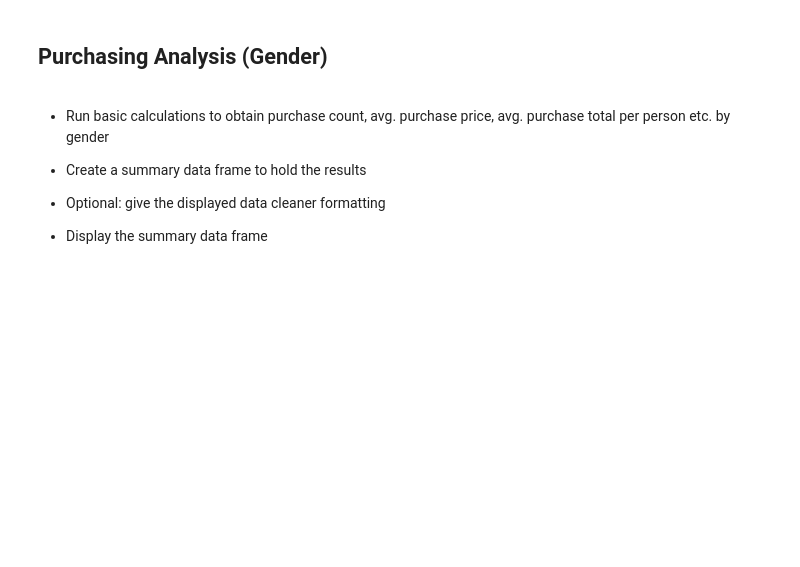
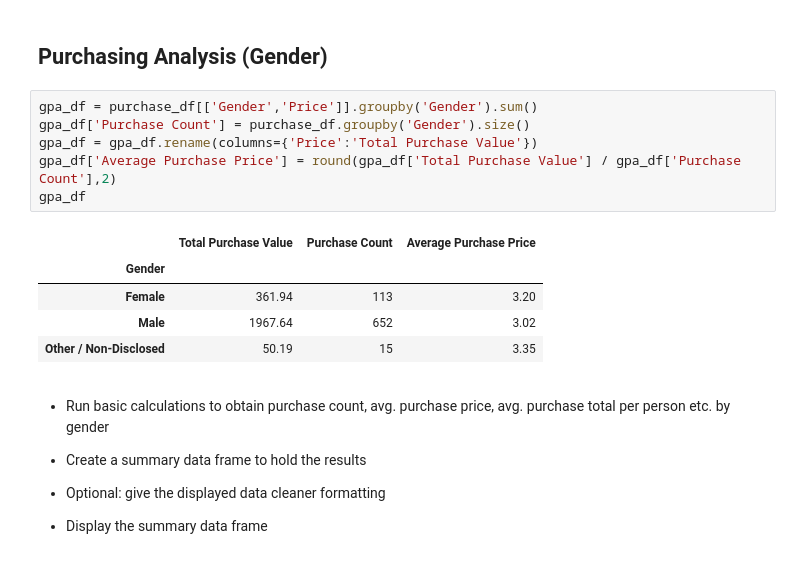
Before and after one commit to steskalja/pandas-challenge, a Jupyter notebook: HeroesOfPymoli.ipynb, the cells around one changed output. Drawn from its saved outputs; the diff is of its cells as text; blank space fills up the shorter version.

```diff
--- a/HeroesOfPymoli.ipynb
+++ b/HeroesOfPymoli.ipynb
@@ -72,6 +94,18 @@ pa_df = pd.DataFrame[{'Number of Unique Item':,'Average Price':,'Number of Purch
 # %% [markdown]
 
 ## Purchasing Analysis (Gender)
+# %%
+gpa_df = purchase_df[['Gender','Price']].groupby('Gender').sum()
+gpa_df['Purchase Count'] = purchase_df.groupby('Gender').size()
+gpa_df = gpa_df.rename(columns={'Price':'Total Purchase Value'})
+gpa_df['Average Purchase Price'] = round(gpa_df['Total Purchase Value'] / gpa_df['Purchase Count'],2)
+gpa_df
+# %% [output]
+|  | Total Purchase Value | Purchase Count | Average Purchase Price |
+| Gender |  |  |  |
+| Female | 361.94 | 113 | 3.20 |
+| Male | 1967.64 | 652 | 3.02 |
+| Other / Non-Disclosed | 50.19 | 15 | 3.35 |
 # %% [markdown]
 * Run basic calculations to obtain purchase count, avg. purchase price, avg. purchase total per person etc. by gender
 
```
Also changed, not shown: parts of 9 cells of this notebook.
